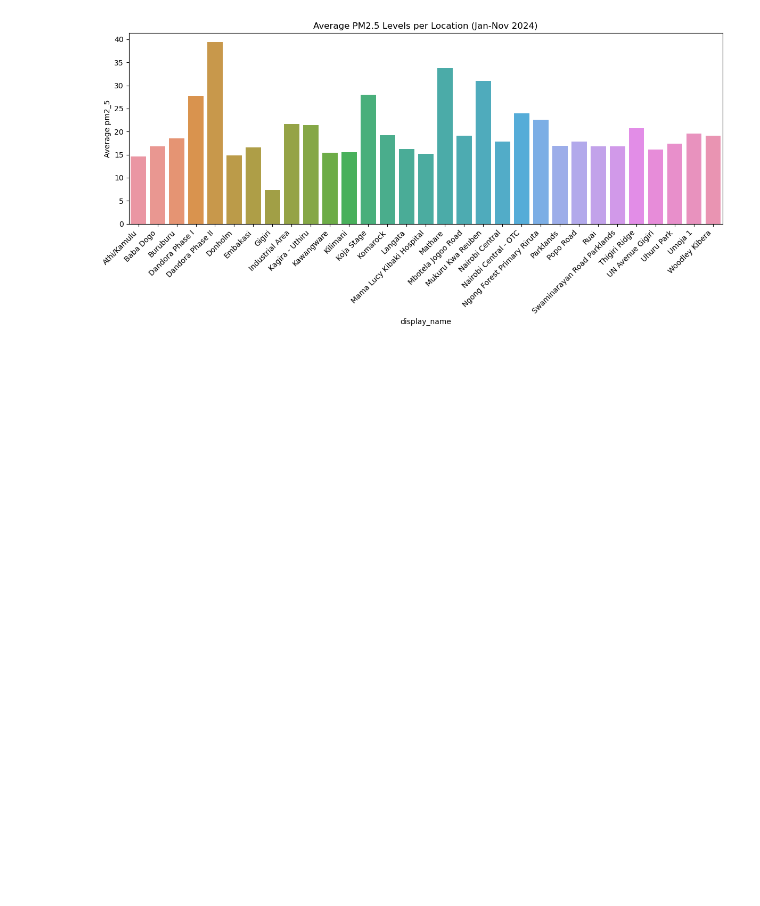
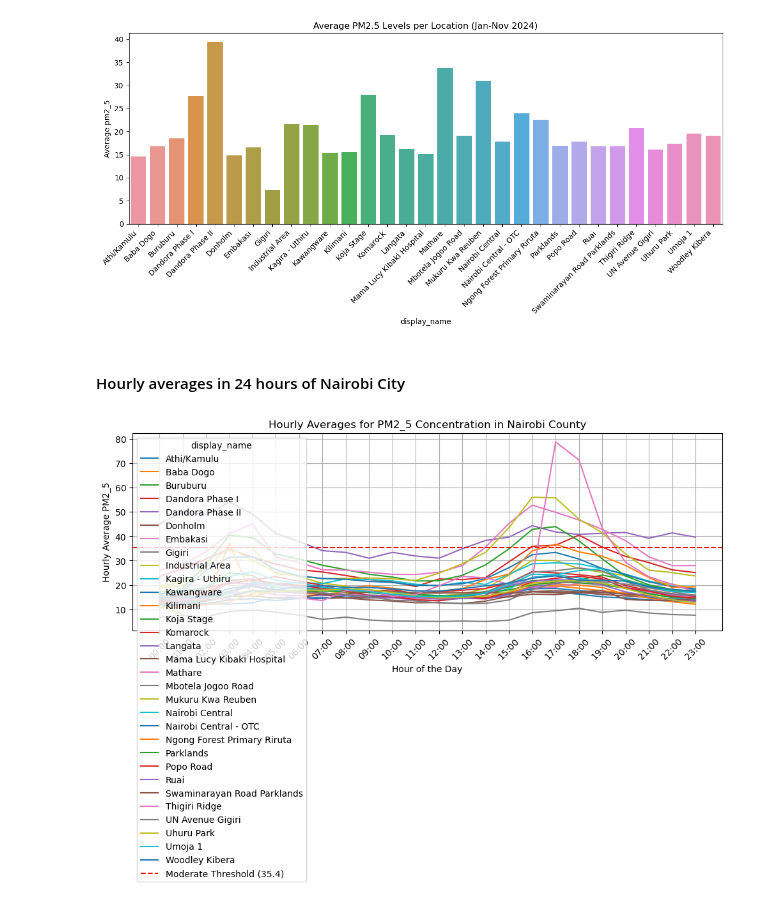
Before and after one commit to ANGI3MAINA/Air_quality_-2024, a Jupyter notebook: notebook.ipynb, the cells around one changed output. Drawn from its saved outputs; the diff is of its cells as text; code cells hidden in the pictures; blank space fills up the shorter version.

Commit message:
hourly averages in 24 hours

```diff
--- a/notebook.ipynb
+++ b/notebook.ipynb
@@ -312,3 +312,46 @@ plt.tight_layout()
 plt.show()
 # %% [output]
 [figure]
+# %% [markdown]
+#### Hourly averages in 24 hours of Nairobi City
+# %%
+#Extract the hour from the 'time' column
+combined_df['hour'] = combined_df ['timestamp'].dt.hour
+# %%
+#Group by 'display_name' and 'hour' and calculate the mean 'pm2.5' for each hour
+hourly_avg_pm2_5=combined_df.groupby(['display_name', 'hour'])['pm2_5'].mean().reset_index()
+
+#Pivot the data so each location becomes a column (to facilitate plotting)
+hourly_avg_pm2_5_pivot = hourly_avg_pm2_5.pivot(index='hour', columns='display_name', values='pm2_5')
+
+# Plotting the diurnal patterns for each location
+plt.figure(figsize=(10, 6))
+
+# Plotting each location's hourly average pm2_5
+for display_name in hourly_avg_pm2_5_pivot.columns:
+    plt.plot(hourly_avg_pm2_5_pivot.index, hourly_avg_pm2_5_pivot[display_name], label=display_name)
+
+# Add a horizontal line for the healthy threshold at 35.4
+plt.axhline(y=35.4, color='r', linestyle='--', label='Moderate Threshold (35.4)')
+
+# Format the x-axis to display hours in 24-hour format
+plt.xticks(ticks=range(24), labels=[f'{i:02d}:00' for i in range(24)],rotation=45 )
+
+# Adding labels and title
+plt.xlabel('Hour of the Day')
+plt.ylabel('Hourly Average PM2_5')
+plt.title('Hourly Averages for PM2_5 Concentration in Nairobi County')
+
+# Adding legend for locations
+plt.legend(title='display_name')
+
+# Displaying grid for better readability
+plt.grid(True)
+
+# Adjust layout for clarity
+plt.tight_layout()
+
+# Display the plot
+plt.show()
+# %% [output]
+[figure, added]
```
